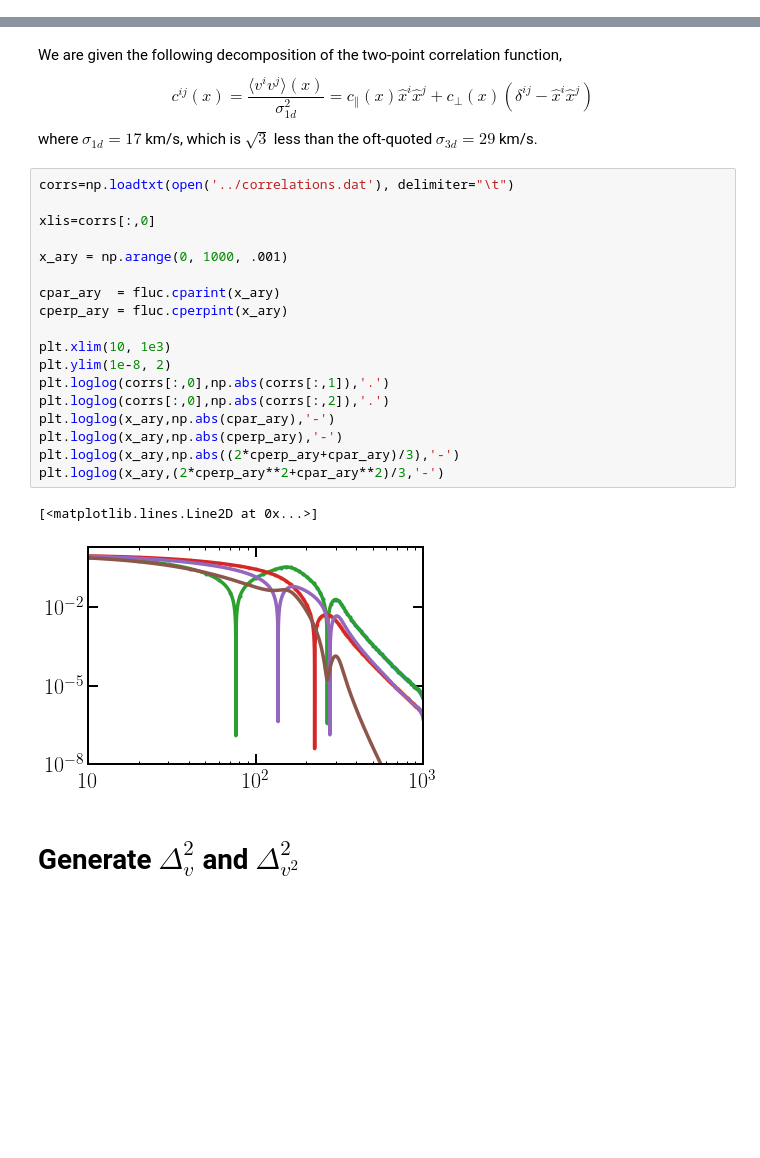
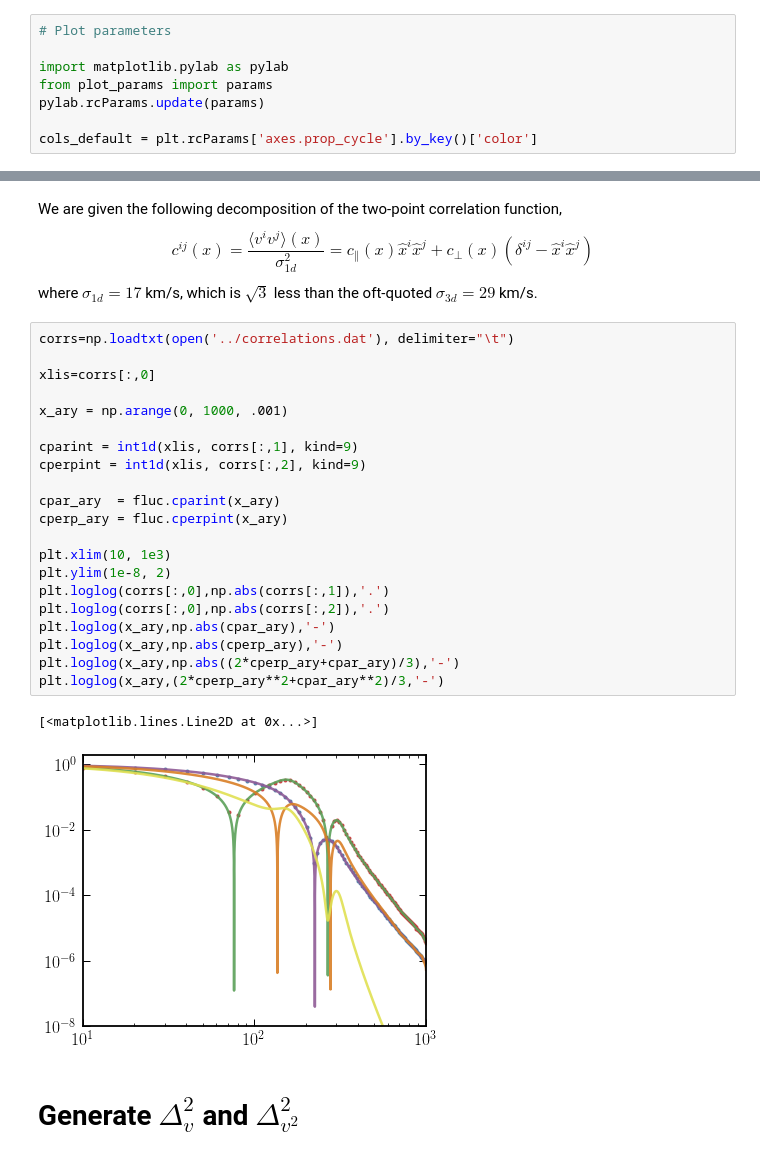
Before and after one commit to hongwanliu/millicharged_DM_with_bath, a Jupyter notebook: notebooks/Fluctuations_Working_Notebook.ipynb, the cells around one changed output, grey strips where cells are left out. Saved outputs shown, nothing was run; the diff lists cells and outputs as text; blank space fills up the shorter version.

```diff
--- a/notebooks/Fluctuations_Working_Notebook.ipynb
+++ b/notebooks/Fluctuations_Working_Notebook.ipynb
@@ -30,3 +35,11 @@ The autoreload extension is already loaded. To reload it, use:
+# %%
+# Plot parameters
+
+import matplotlib.pylab as pylab
+from plot_params import params
+pylab.rcParams.update(params)
+
+cols_default = plt.rcParams['axes.prop_cycle'].by_key()['color']
 # %%
 # Cosmological and 21-cm Parameters for xA_eff. Change if necessary.
 Omega_b_h = 0.0327
@@ -52,24 +65,27 @@ where $\sigma_{1d} = 17$ km/s, which is $\sqrt{3}$ less than the oft-quoted $\si
 # %%
 corrs=np.loadtxt(open('../correlations.dat'), delimiter="\t")
 
 xlis=corrs[:,0]
 
 x_ary = np.arange(0, 1000, .001)
+
+cparint = int1d(xlis, corrs[:,1], kind=9)
+cperpint = int1d(xlis, corrs[:,2], kind=9)
 
 cpar_ary  = fluc.cparint(x_ary)
 cperp_ary = fluc.cperpint(x_ary)
 
 plt.xlim(10, 1e3)
 plt.ylim(1e-8, 2)
 plt.loglog(corrs[:,0],np.abs(corrs[:,1]),'.')
 plt.loglog(corrs[:,0],np.abs(corrs[:,2]),'.')
 plt.loglog(x_ary,np.abs(cpar_ary),'-')
 plt.loglog(x_ary,np.abs(cperp_ary),'-')
 plt.loglog(x_ary,np.abs((2*cperp_ary+cpar_ary)/3),'-')
 plt.loglog(x_ary,(2*cperp_ary**2+cpar_ary**2)/3,'-')
 # %% [output]
 [<matplotlib.lines.Line2D at 0x...>]
-[figure, old version]
+[figure, new version]
 # %% [markdown]
 # Generate $\Delta_v^2$ and $\Delta_{v^2}^2$
 # %% [markdown]
```
Also changed, not shown: parts of 17 cells of this notebook, 2 other files.
